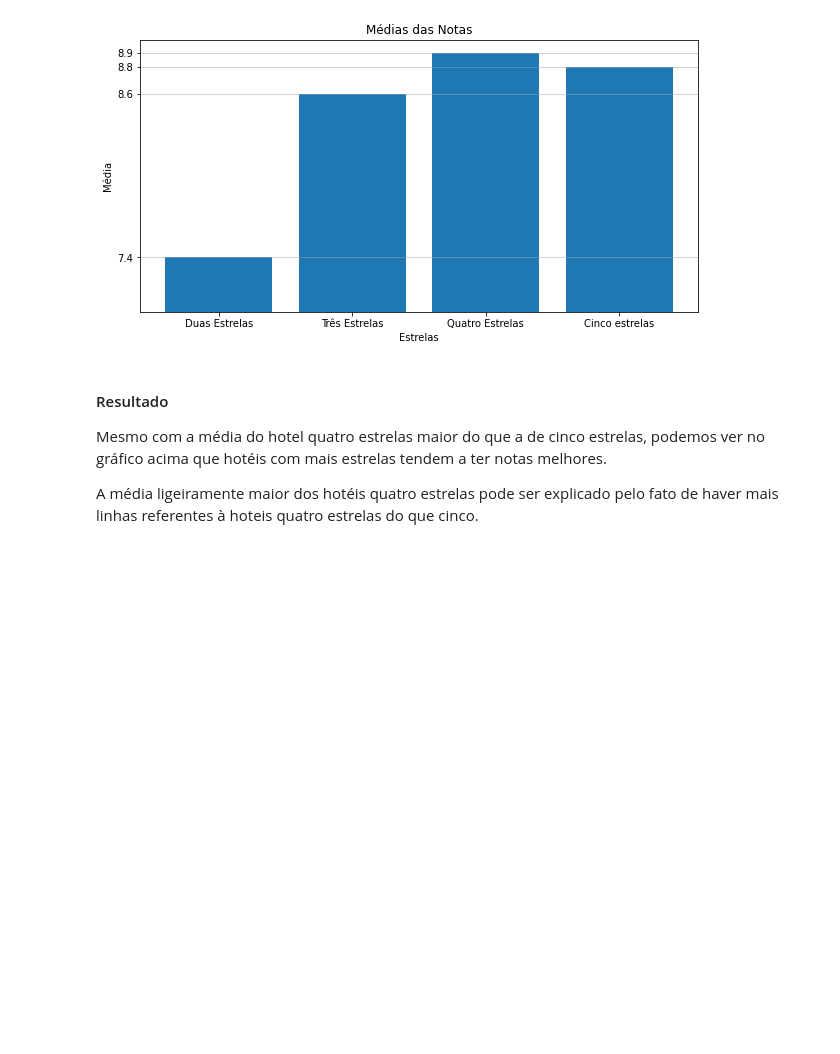
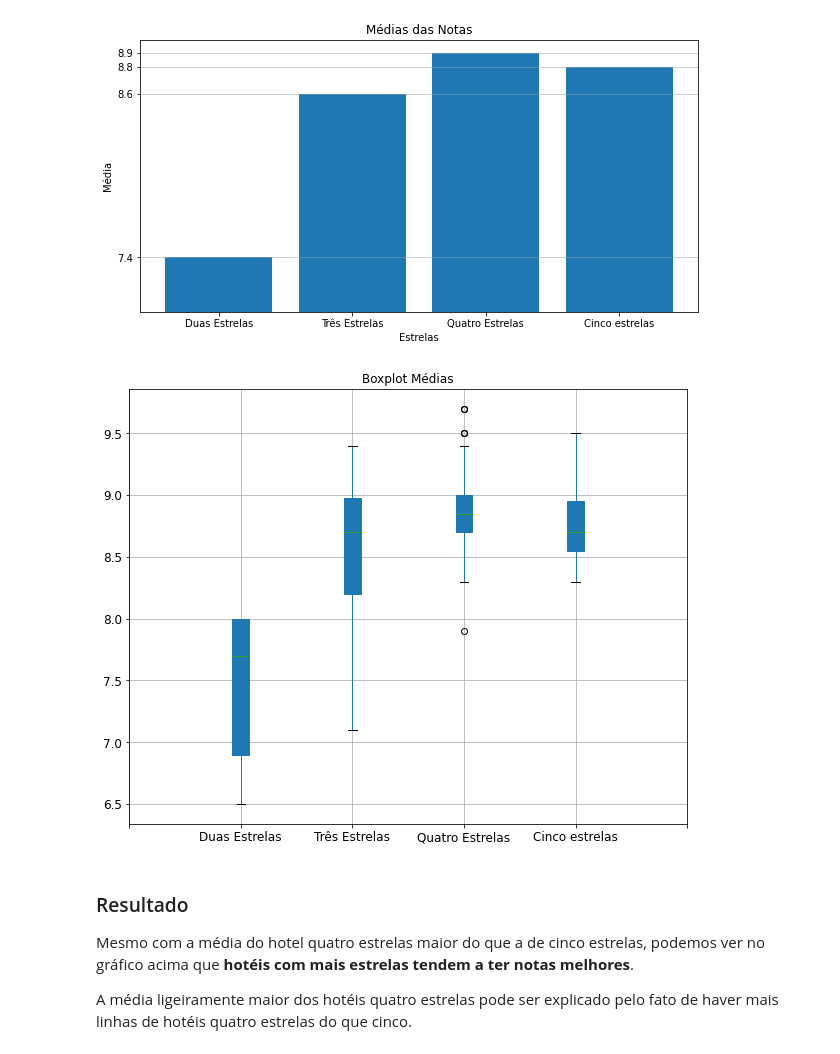
Before and after one commit to vitoriavianna/icd_a2, a Jupyter notebook: main.ipynb, the cells around one changed output. Drawn from its saved outputs; the diff is of its cells as text; code cells hidden in the pictures; blank space fills up the shorter version.

Commit message:
adicionando boxplot

```diff
--- a/main.ipynb
+++ b/main.ipynb
@@ -72,9 +75,27 @@ plt.grid(color='#95a5a6', linestyle='-', linewidth=1, axis='y', alpha=0.5)
 plt.show()
 # %% [output]
 [figure]
+# %%
+def get_star_filtered_ratings(rating):
+    return data[(data["Hotel star rating"] == rating)]["Customer rating"]
+
+fig, ax = plt.subplots(figsize = (10,8))
+
+pd.DataFrame(get_star_filtered_ratings(2)).boxplot(fontsize= 12, positions=[1], patch_artist=True, vert = True)
+pd.DataFrame(get_star_filtered_ratings(3)).boxplot(fontsize= 12, positions=[2], patch_artist=True, vert = True)
+pd.DataFrame(get_star_filtered_ratings(4)).boxplot(fontsize= 12, positions=[3], patch_artist=True, vert = True)
+pd.DataFrame(get_star_filtered_ratings(5)).boxplot(fontsize= 12, positions=[4], patch_artist=True, vert = True)
+
+ticks = ["","Duas Estrelas", "Três Estrelas", "Quatro Estrelas", "Cinco estrelas",""]
+
+plt.xticks(range(0, len(ticks)), ticks)
+
+ax.set(title = "Boxplot Médias");
+# %% [output]
+[figure, added]
 # %% [markdown]
-#### Resultado
+### Resultado
 
-Mesmo com a média do hotel quatro estrelas maior do que a de cinco estrelas, podemos ver no gráfico acima que hotéis com mais estrelas tendem a ter notas melhores.
+Mesmo com a média do hotel quatro estrelas maior do que a de cinco estrelas, podemos ver no gráfico acima que <b>hotéis com mais estrelas tendem a ter notas melhores</b>.
 
-A média ligeiramente maior dos hotéis quatro estrelas pode ser explicado pelo fato de haver mais linhas referentes à hoteis quatro estrelas do que cinco.
+A média ligeiramente maior dos hotéis quatro estrelas pode ser explicado pelo fato de haver mais linhas de hotéis quatro estrelas do que cinco.
```
Also changed, not shown: parts of 7 cells of this notebook.
